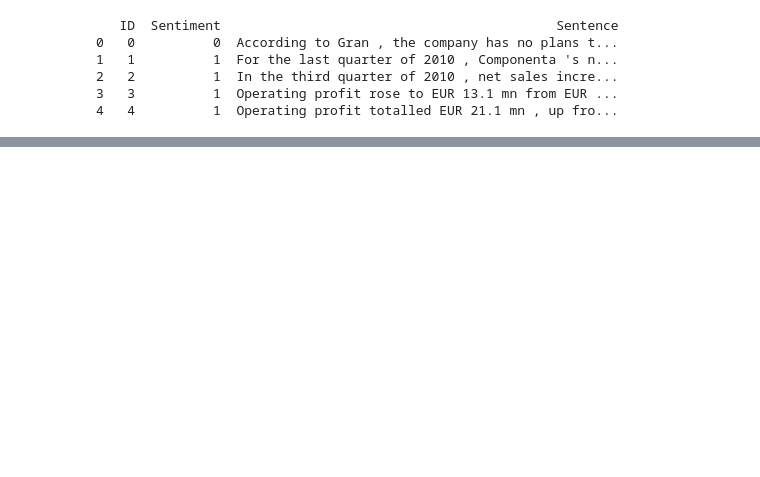
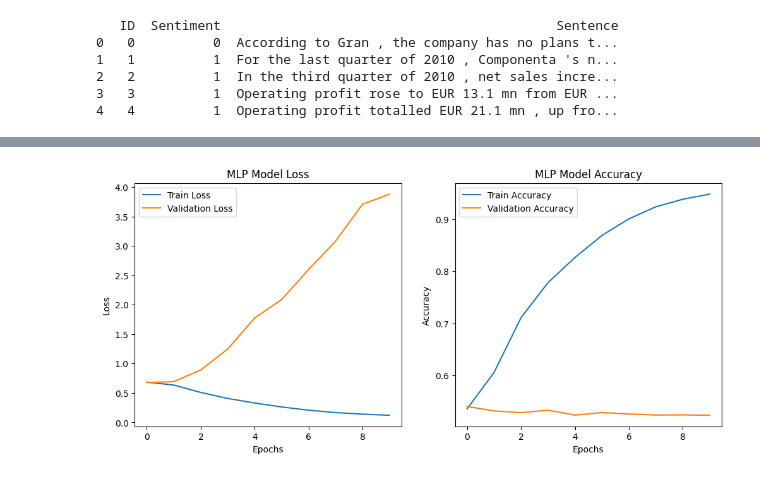
Before and after one commit to EfrenFloresPorras/NaturalLanguageProcessing, a Jupyter notebook: hw2_1_MLPNN_CNN.ipynb, the cells around one changed output, grey strips where cells are left out. Cells and saved outputs as stored; diff of their text form; code cells hidden in the pictures; blank space fills up the shorter version.

```diff
--- a/hw2_1_MLPNN_CNN.ipynb
+++ b/hw2_1_MLPNN_CNN.ipynb
@@ -47,3 +47,18 @@ labels = np.array(labels)
 
 # Split the dataset into training and testing sets
 X_train, X_test, y_train, y_test = train_test_split(padded_sequences, labels, test_size=0.2, random_state=42)
+# %%
+# MLP model
+# Define the MLP model
+mlp_model = Sequential([
+    Embedding(input_dim=5000, output_dim=128, input_length=max_length),
+    Flatten(),
+    Dense(128, activation='relu'),
+    Dense(1, activation='sigmoid')
+])
+
+# Compile the MLP model
+mlp_model.compile(optimizer='adam', loss='binary_crossentropy', metrics=['accuracy'])
+
+# Train the MLP model
+mlp_history = mlp_model.fit(X_train, y_train, epochs=10, batch_size=32, validation_data=(X_test, y_test))
@@ -49,0 +86,24 @@ X_train, X_test, y_train, y_test = train_test_split(padded_sequences, labels, te
+# %%
+# Making graphs for the MLP model
+# Plotting the loss and accuracy for MLP model
+plt.figure(figsize=(12, 5))
+
+plt.subplot(1, 2, 1)
+plt.plot(mlp_history.history['loss'], label='Train Loss')
+plt.plot(mlp_history.history['val_loss'], label='Validation Loss')
+plt.title('MLP Model Loss')
+plt.xlabel('Epochs')
+plt.ylabel('Loss')
+plt.legend()
+
+plt.subplot(1, 2, 2)
+plt.plot(mlp_history.history['accuracy'], label='Train Accuracy')
+plt.plot(mlp_history.history['val_accuracy'], label='Validation Accuracy')
+plt.title('MLP Model Accuracy')
+plt.xlabel('Epochs')
+plt.ylabel('Accuracy')
+plt.legend()
+
+plt.show()
+# %% [output]
+[figure, added]
```
Also changed, not shown: parts of 4 cells of this notebook, 2 other files.
